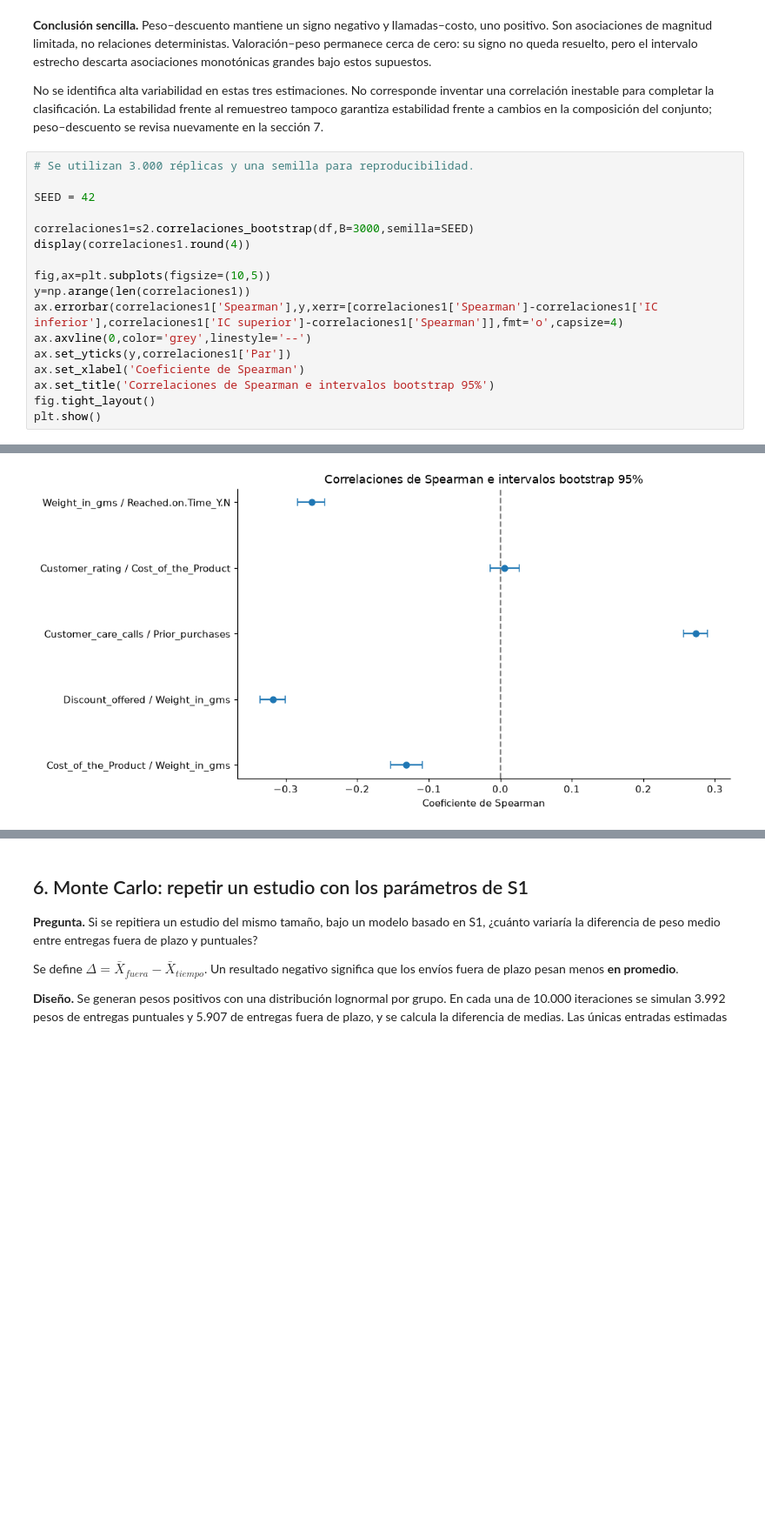
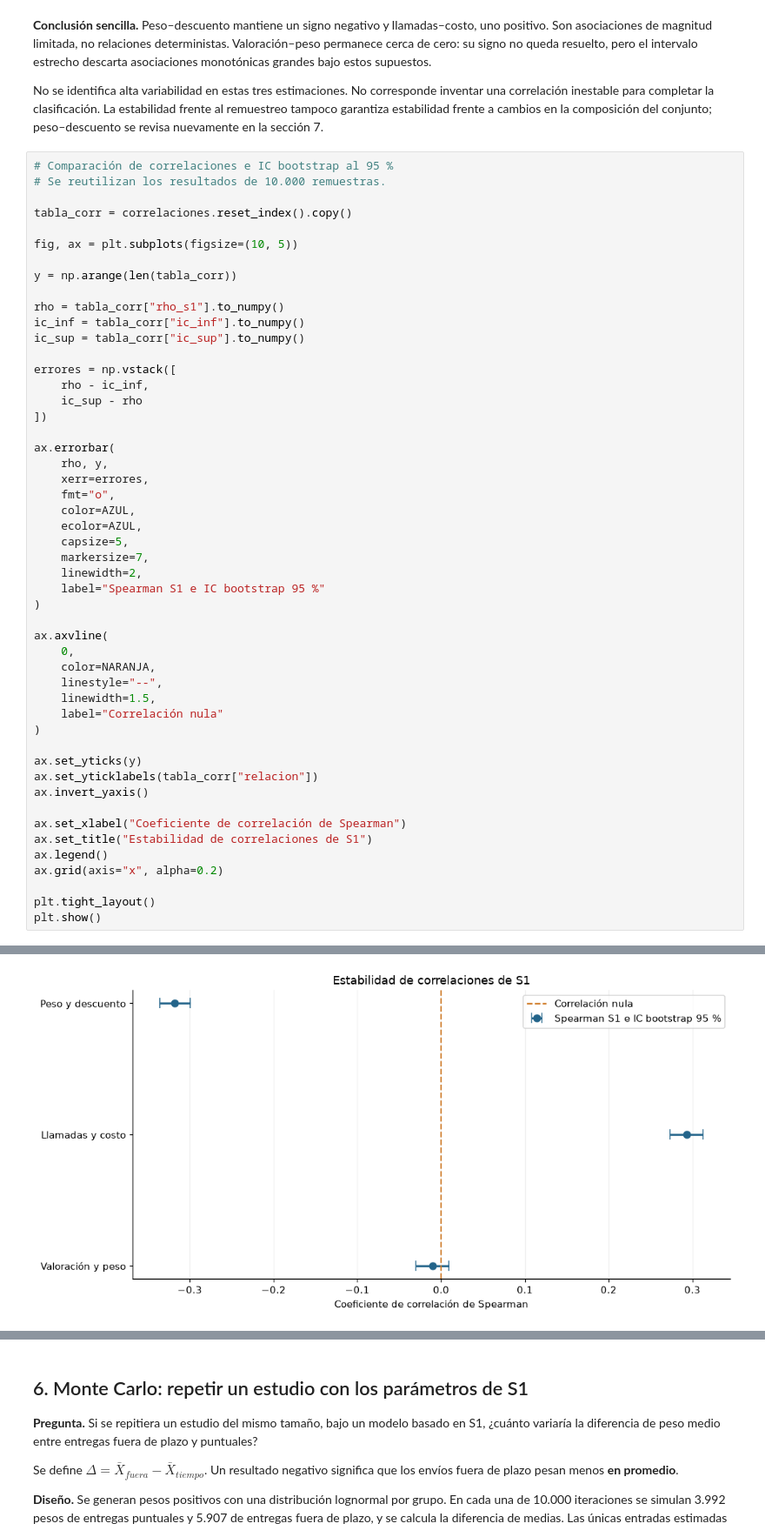
Before and after one commit to jorge170102/ESTAD-STICA-COMPUTACIONAL---Grupo-7--MCDI501.202682.1914.EL.ON, a Jupyter notebook: notebooks/sumativa_2.ipynb, the cells around one changed output, grey strips where cells are left out. Shown at 87% size. Cells and saved outputs as stored; diff of their text form; blank space fills up the shorter version.

Commit message:
ajustess en correlaciones

```diff
--- a/notebooks/sumativa_2.ipynb
+++ b/notebooks/sumativa_2.ipynb
@@ -625,20 +631,53 @@ for nombre, r in correlaciones.iterrows():
 
 No se identifica alta variabilidad en estas tres estimaciones. No corresponde inventar una correlación inestable para completar la clasificación. La estabilidad frente al remuestreo tampoco garantiza estabilidad frente a cambios en la composición del conjunto; peso–descuento se revisa nuevamente en la sección 7.
 # %%
-# Se utilizan 3.000 réplicas y una semilla para reproducibilidad.
+# Comparación de correlaciones e IC bootstrap al 95 %
+# Se reutilizan los resultados de 10.000 remuestras.
 
-SEED = 42
+tabla_corr = correlaciones.reset_index().copy()
 
-correlaciones1=s2.correlaciones_bootstrap(df,B=3000,semilla=SEED)
-display(correlaciones1.round(4))
+fig, ax = plt.subplots(figsize=(10, 5))
 
-fig,ax=plt.subplots(figsize=(10,5))
-y=np.arange(len(correlaciones1))
-ax.errorbar(correlaciones1['Spearman'],y,xerr=[correlaciones1['Spearman']-correlaciones1['IC inferior'],correlaciones1['IC superior']-correlaciones1['Spearman']],fmt='o',capsize=4)
-ax.axvline(0,color='grey',linestyle='--')
-ax.set_yticks(y,correlaciones1['Par'])
-ax.set_xlabel('Coeficiente de Spearman')
-ax.set_title('Correlaciones de Spearman e intervalos bootstrap 95%')
-fig.tight_layout()
+y = np.arange(len(tabla_corr))
+
+rho = tabla_corr["rho_s1"].to_numpy()
+ic_inf = tabla_corr["ic_inf"].to_numpy()
+ic_sup = tabla_corr["ic_sup"].to_numpy()
+
+errores = np.vstack([
+    rho - ic_inf,
+    ic_sup - rho
+])
+
+ax.errorbar(
+    rho, y,
+    xerr=errores,
+    fmt="o",
+    color=AZUL,
+    ecolor=AZUL,
+    capsize=5,
+    markersize=7,
+    linewidth=2,
+    label="Spearman S1 e IC bootstrap 95 %"
+)
+
+ax.axvline(
+    0,
+    color=NARANJA,
+    linestyle="--",
+    linewidth=1.5,
+    label="Correlación nula"
+)
+
+ax.set_yticks(y)
+ax.set_yticklabels(tabla_corr["relacion"])
+ax.invert_yaxis()
+
+ax.set_xlabel("Coeficiente de correlación de Spearman")
+ax.set_title("Estabilidad de correlaciones de S1")
+ax.legend()
+ax.grid(axis="x", alpha=0.2)
+
+plt.tight_layout()
 plt.show()
 # %% [output]
@@ -651,2 +684,2 @@ plt.show()
-[figure, old version]
+[figure, new version]
 # %% [markdown]
```
Also changed, not shown: parts of 5 cells of this notebook, 2 other files.
